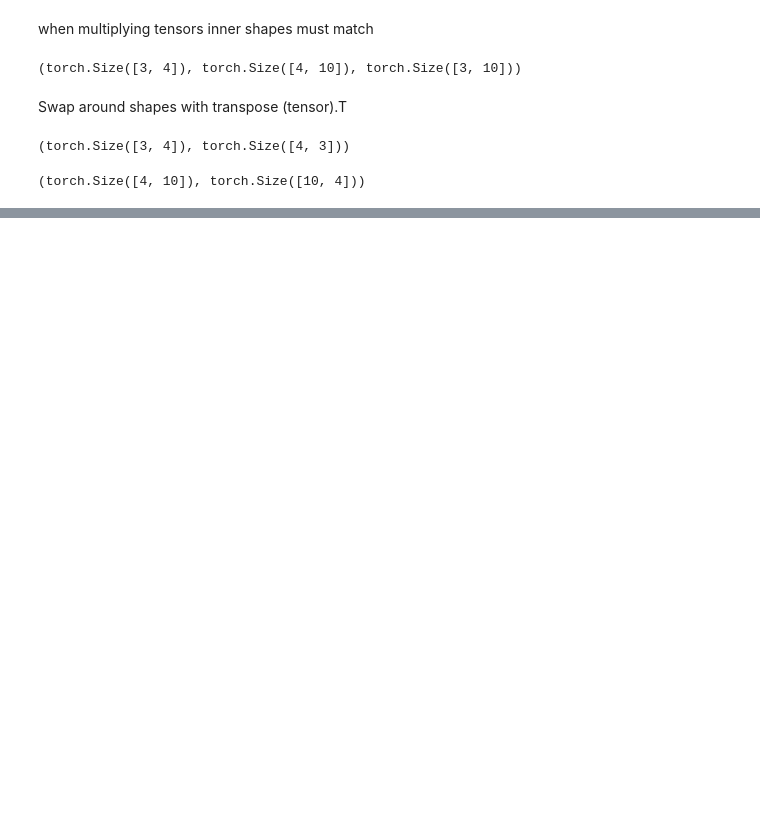
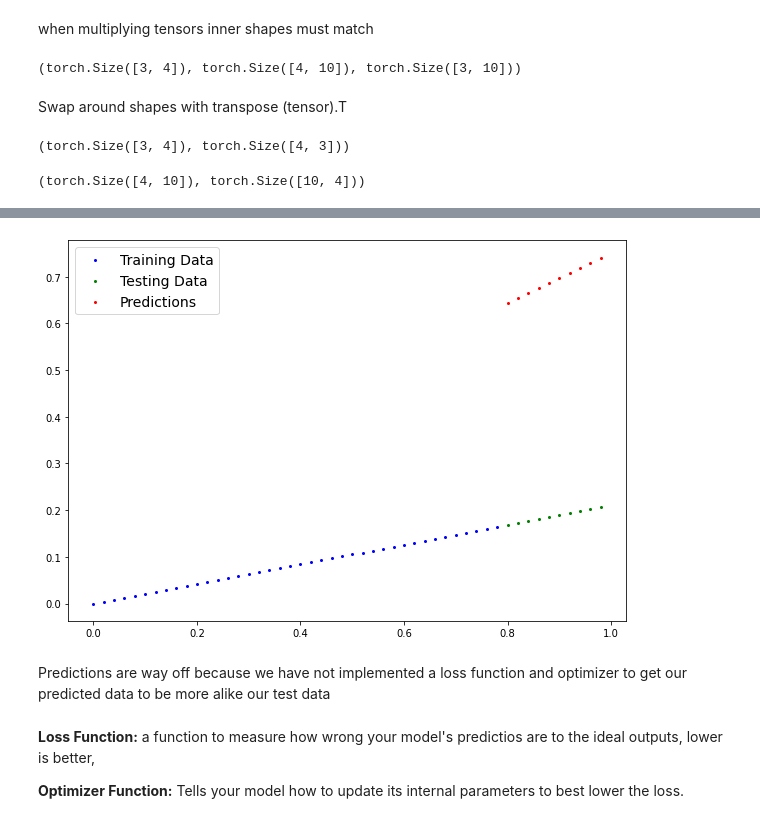
Before and after one commit to alazyartist/python_playground, a Jupyter notebook: Pytorch_Playing.ipynb, the cells around one changed output, grey strips where cells are left out. Saved outputs shown, nothing was run; the diff lists cells and outputs as text; code cells hidden in the pictures; blank space fills up the shorter version.

```diff
--- a/Pytorch_Playing.ipynb
+++ b/Pytorch_Playing.ipynb
@@ -130,0 +252,10 @@ tenb.shape,tenb.T.shape
+# %%
+from torch import nn
+# nn.Module is a basecalss building block
+class LinearRegressionModel(nn.Module):
+  def __init__(self):
+    super().__init__()
+    self.weights = nn.Parameter(torch.randn(1,dtype=torch.float),requires_grad=True)
+    self.bias = nn.Parameter(torch.randn(1,dtype=torch.float),requires_grad=True)
+  def forward(self, x:torch.Tensor) -> torch.Tensor:
+    return self.weights * x + self.bias
@@ -130,0 +270,6 @@ tenb.shape,tenb.T.shape
+# %%
+with torch.inference_mode():
+  y_preds = model_0(X_test)
+  print(f"Number of testing samples: {len(X_test)}")
+print(f"Number of predictions made: {len(y_preds)}")
+print(f"Predicted values:\n{y_preds}")
@@ -130,0 +290,10 @@ tenb.shape,tenb.T.shape
+# %%
+plot_predictions(predictions=y_preds)
+# %% [output]
+[figure, added]
+# %% [markdown]
+Predictions are way off because we have not implemented a loss function and optimizer to get our predicted data to be more alike our test data
+# %% [markdown]
+**Loss Function:** a function to measure how wrong your model's predictios are to the ideal outputs, lower is better,
+
+**Optimizer Function:** Tells your model how to update its internal parameters to best lower the loss.
```
Also changed, not shown: parts of 22 cells of this notebook.
